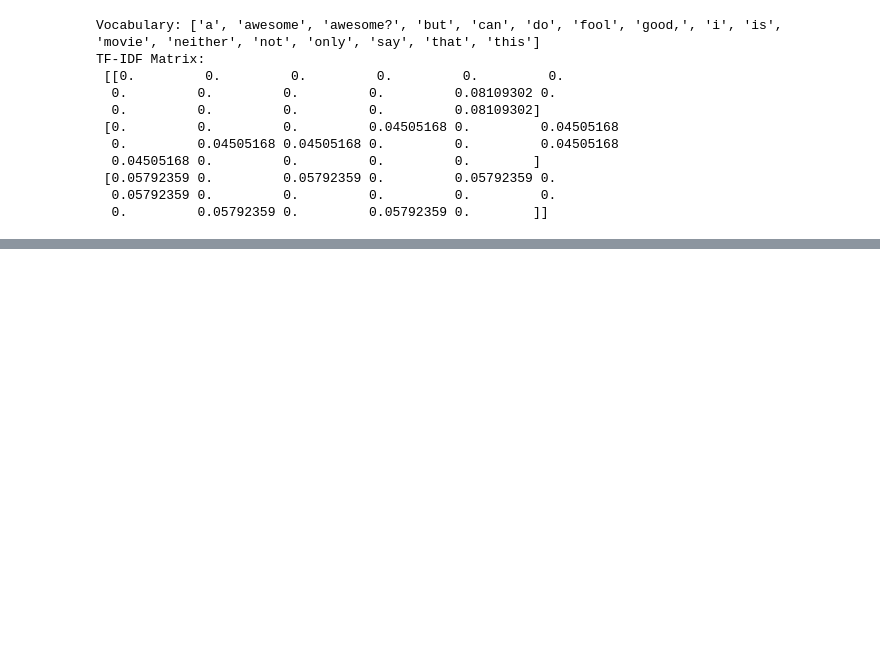
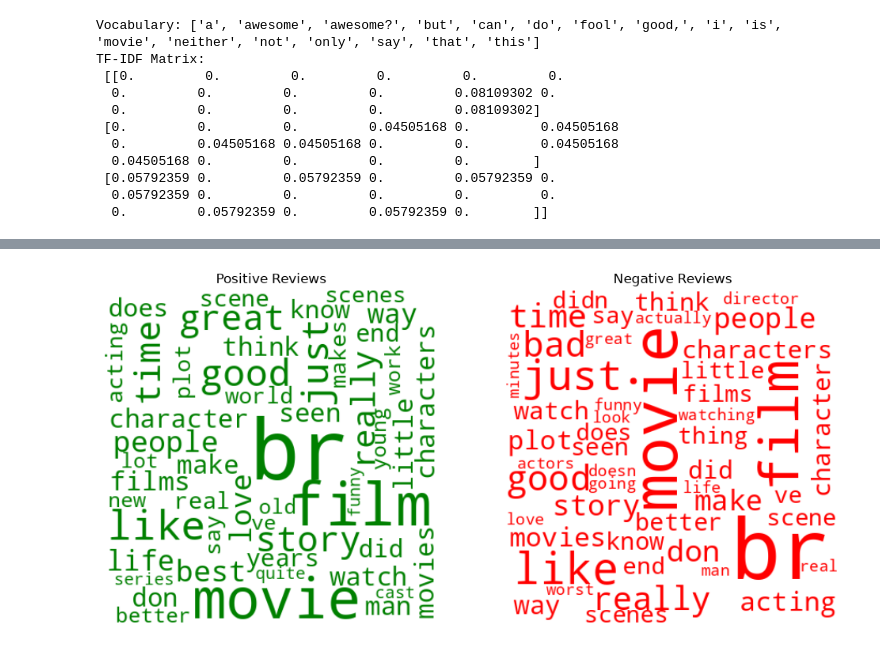
Before and after one commit to Chrisolande/modern-agents-packt-, a Jupyter notebook: iterations.ipynb, the cells around one changed output, grey strips where cells are left out. Drawn from its saved outputs; the diff is of its cells as text; code cells hidden in the pictures; blank space fills up the shorter version.

```diff
--- a/iterations.ipynb
+++ b/iterations.ipynb
@@ -145,0 +194,3 @@ TF-IDF Matrix:
+# %%
+import pandas as pd
+df = pd.read_csv("IMDB Dataset.csv")
@@ -145,0 +239,41 @@ TF-IDF Matrix:
+# %%
+import matplotlib.pyplot as plt
+from sklearn.feature_extraction.text import CountVectorizer
+from wordcloud import WordCloud
+
+def generate_wordclouds(df):
+    # Words only, drop single letters, no digits
+    vectorizer = CountVectorizer(stop_words="english", token_pattern = r'(?u)\b[a-zA-Z]{2,}\b')
+    def get_frequencies(reviews):
+        if reviews.empty:
+            return{}
+        dtm = vectorizer.fit_transform(reviews)
+        frequencies = dict(zip(vectorizer.get_feature_names_out(),dtm.sum(axis=0).A1))
+        return frequencies
+
+    # Process sentiments
+    positive_counts = get_frequencies(df[df['sentiment'] == 'positive']['review'])
+    negative_counts = get_frequencies(df[df['sentiment'] == 'negative']['review'])
+
+    # Wordcloud
+    positive_wordcloud = WordCloud(width = 400, height = 400, max_words=50,max_font_size=100, background_color="white", color_func=lambda *args, **kwargs: "green").generate_from_frequencies(positive_counts)
+    negative_wordcloud = WordCloud(width = 400, height = 400, max_words=50,max_font_size=100, background_color="white", color_func=lambda *args, **kwargs: "red").generate_from_frequencies(negative_counts)
+
+    plt.figure(figsize=(12, 6))
+    plt.subplot(1, 2, 1)
+    plt.imshow(positive_wordcloud, interpolation="bilinear")
+    plt.title("Positive Reviews")
+    plt.axis("off")
+
+    # plt.figure(figsize=(12, 6))
+    plt.subplot(1, 2, 2)
+    plt.imshow(negative_wordcloud, interpolation="bilinear")
+    plt.title("Negative Reviews")
+    plt.axis("off")
+
+    plt.savefig('word_clouds.jpg', format='jpeg', bbox_inches='tight')
+    plt.show()
+# %%
+generate_wordclouds(df)
+# %% [output]
+[figure, added]
```
Also changed, not shown: parts of 20 cells of this notebook.
